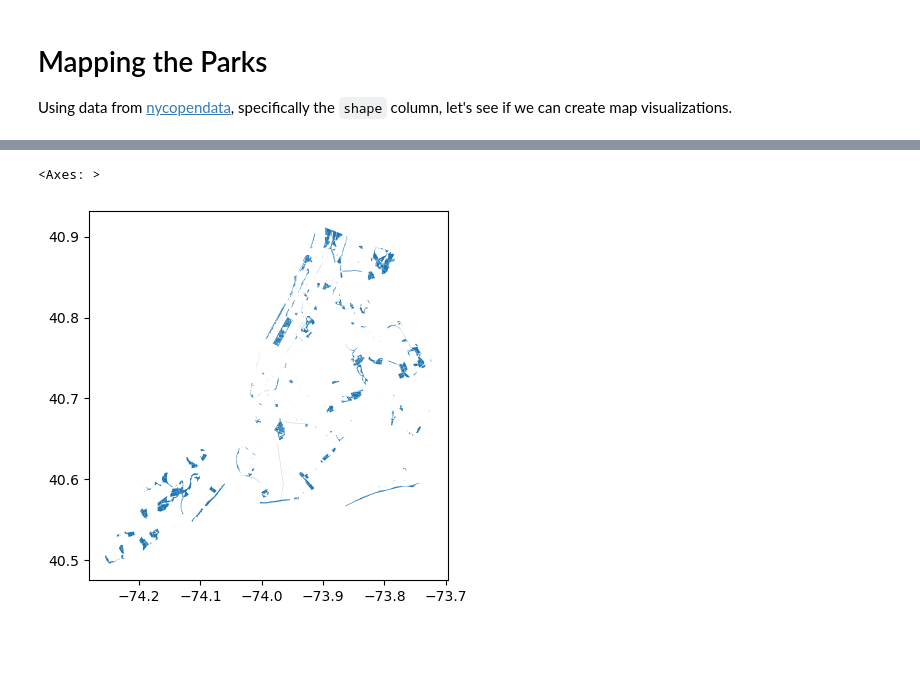
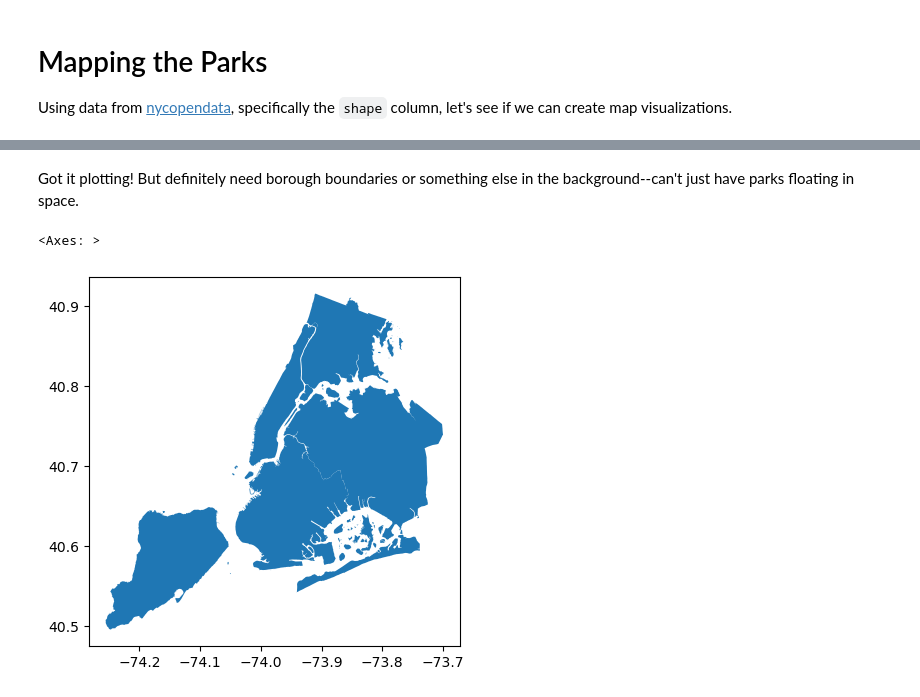
Before and after one commit to newyorkmyc/walks-list, a Jupyter notebook: mapping.ipynb, the cells around one changed output, grey strips where cells are left out. Cells and saved outputs as stored; diff of their text form; code cells hidden in the pictures; blank space fills up the shorter version.

```diff
--- a/mapping.ipynb
+++ b/mapping.ipynb
@@ -51,5 +34,8 @@ parks_shp = gpd.read_file('.././Parks Zones_20241027/geo_export_bcbd7276-bb07-40
-# %%
-parks_shp.plot()
-# %% [output]
-<Axes: >
-[figure, removed]
+# %% [markdown]
+Got it plotting! But definitely need borough boundaries or something else in the background--can't just have parks floating in space.
+# %%
+boroughs = gpd.read_file('../data/Borough Boundaries/')
+boroughs.plot()
+# %% [output]
+<Axes: >
+[figure, added]
```
Also changed, not shown: parts of 6 cells of this notebook.
